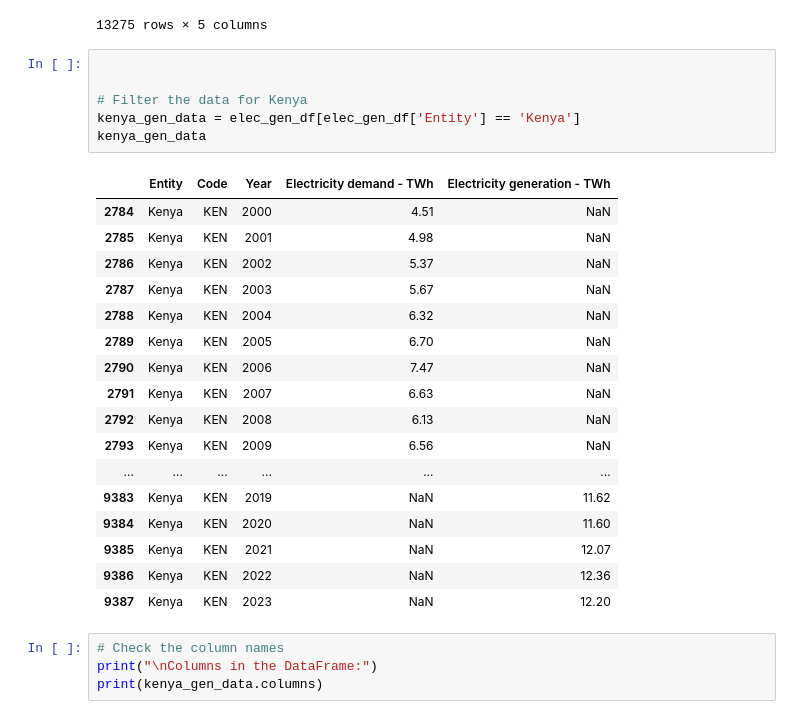
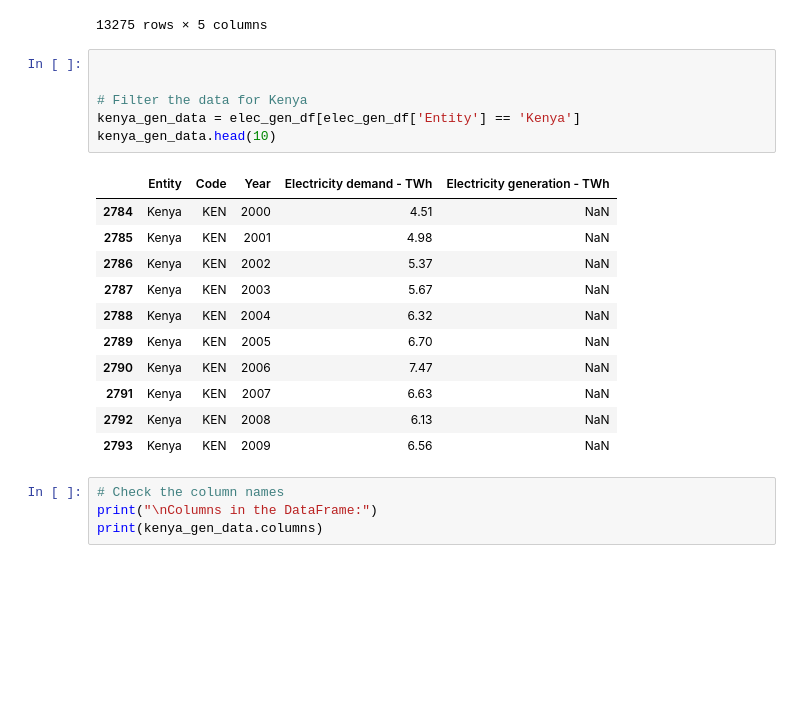
Before and after one commit to DavidGathimbaM/Energy-Access-and-Electrification-planning-in-Kenya, a Jupyter notebook: group_workbook/Hannah.ipynb, the cells around one changed output. Drawn from its saved outputs; the diff is of its cells as text; blank space fills up the shorter version.

```diff
--- a/group_workbook/Hannah.ipynb
+++ b/group_workbook/Hannah.ipynb
@@ -62,27 +62,21 @@ elec_gen_df
 # %%
 
 
 # Filter the data for Kenya
 kenya_gen_data = elec_gen_df[elec_gen_df['Entity'] == 'Kenya']
-kenya_gen_data
+kenya_gen_data.head(10)
 # %% [output]
 |  | Entity | Code | Year | Electricity demand - TWh | Electricity generation - TWh |
 | 2784 | Kenya | KEN | 2000 | 4.51 | NaN |
 | 2785 | Kenya | KEN | 2001 | 4.98 | NaN |
 | 2786 | Kenya | KEN | 2002 | 5.37 | NaN |
 | 2787 | Kenya | KEN | 2003 | 5.67 | NaN |
 | 2788 | Kenya | KEN | 2004 | 6.32 | NaN |
 | 2789 | Kenya | KEN | 2005 | 6.70 | NaN |
 | 2790 | Kenya | KEN | 2006 | 7.47 | NaN |
 | 2791 | Kenya | KEN | 2007 | 6.63 | NaN |
 | 2792 | Kenya | KEN | 2008 | 6.13 | NaN |
 | 2793 | Kenya | KEN | 2009 | 6.56 | NaN |
-| ... | ... | ... | ... | ... | ... |
-| 9383 | Kenya | KEN | 2019 | NaN | 11.62 |
-| 9384 | Kenya | KEN | 2020 | NaN | 11.60 |
-| 9385 | Kenya | KEN | 2021 | NaN | 12.07 |
-| 9386 | Kenya | KEN | 2022 | NaN | 12.36 |
-| 9387 | Kenya | KEN | 2023 | NaN | 12.20 |
 # %%
 # Check the column names
 print("\nColumns in the DataFrame:")
```
Also changed, not shown: parts of 18 cells of this notebook.
